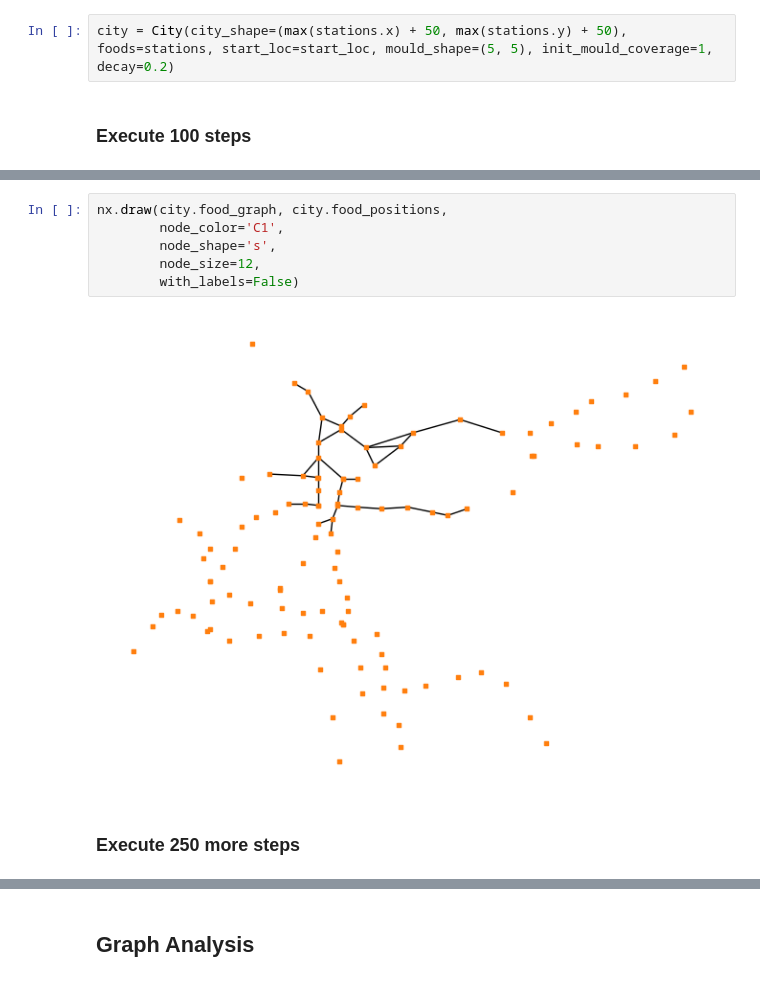
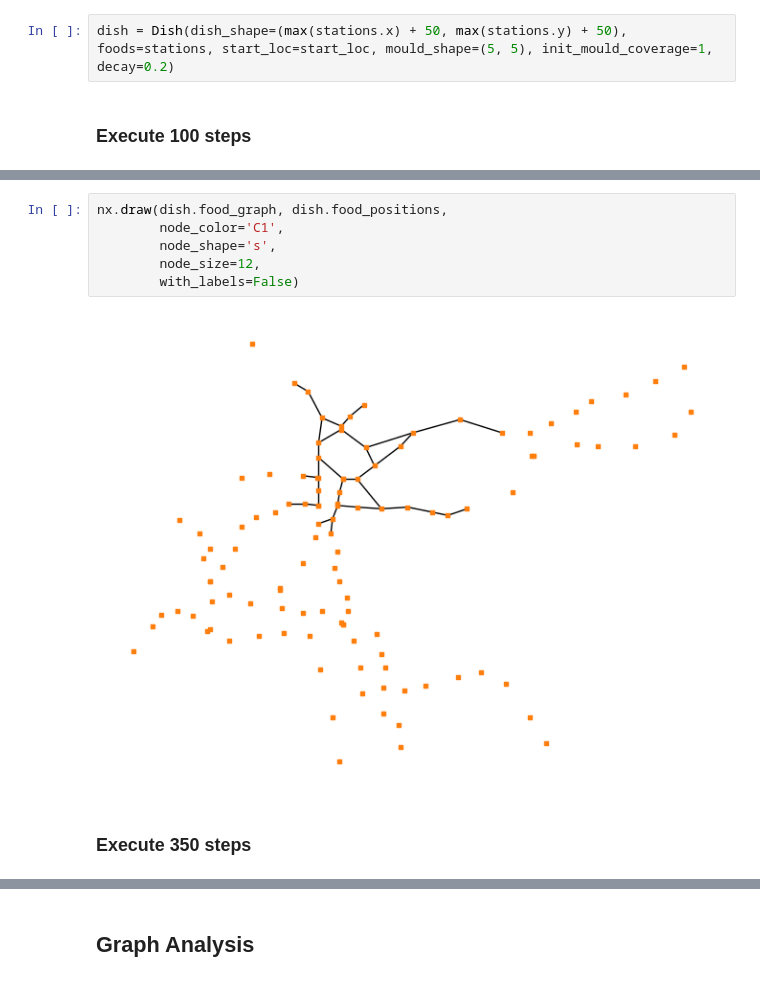
Before and after one commit to MoeBuTa/SlimeMould, a Jupyter notebook: slime.ipynb, the cells around one changed output, grey strips where cells are left out. Drawn from its saved outputs; the diff is of its cells as text.

```diff
--- a/slime.ipynb
+++ b/slime.ipynb
@@ -100,7 +101,7 @@ start_loc = (stations.at[20,'x'], stations.at[20,'y'])
 # %% [markdown]
 ### Initialise experiment area
 # %%
-city = City(city_shape=(max(stations.x) + 50, max(stations.y) + 50), foods=stations, start_loc=start_loc, mould_shape=(5, 5), init_mould_coverage=1, decay=0.2)
+dish = Dish(dish_shape=(max(stations.x) + 50, max(stations.y) + 50), foods=stations, start_loc=start_loc, mould_shape=(5, 5), init_mould_coverage=1, decay=0.2)
 # %% [markdown]
 ### Execute 100 steps
 # %%
@@ -109,13 +110,13 @@ plt.show()
 # %% [output]
 [figure]
 # %%
-nx.draw(city.food_graph, city.food_positions,
+nx.draw(dish.food_graph, dish.food_positions,
         node_color='C1',
         node_shape='s',
         node_size=12,
         with_labels=False)
 # %% [output]
-[figure, old version]
+[figure, new version]
 # %% [markdown]
-### Execute 250 more steps
+### Execute 350 steps
 # %%
```
Also changed, not shown: parts of 20 cells of this notebook, 15 other files.
